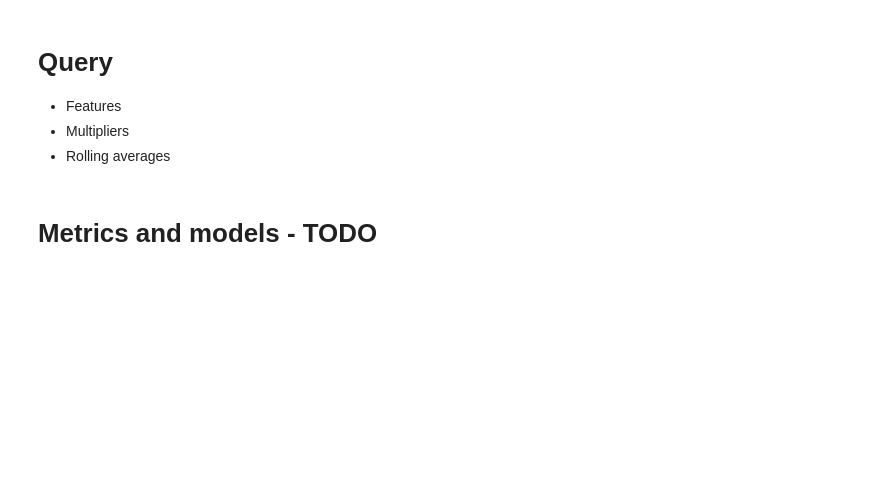
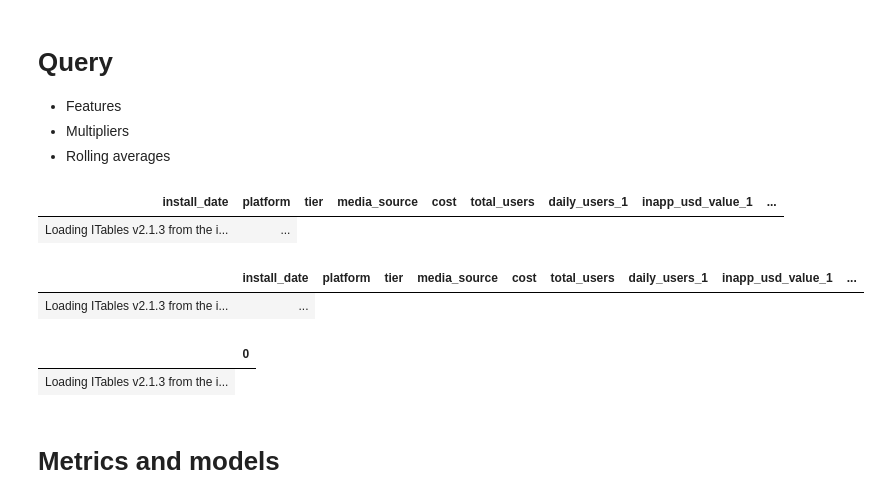
Before and after one commit to snail-fuji/ltv-query-scratch, a Jupyter notebook: coefficients-model.ipynb, the cells around one changed output. Cells and saved outputs as stored; diff of their text form; code cells hidden in the pictures; blank space fills up the shorter version.

Commit message:
Added simple prediction by coefficients

```diff
--- a/coefficients-model.ipynb
+++ b/coefficients-model.ipynb
@@ -124,12 +124,12 @@ WITH dataset AS (
                                 AND window_install_date - 1 - {{ retention_day }}
                                 then total_users * multiplier_{{ field }}_d{{ prev_retention_day }}_d{{ retention_day }}
                         END
-                    ) / SUM(CASE
+                    ) / (SUM(CASE
                             WHEN install_date
                                 BETWEEN window_install_date - {{ rolling_window }} - {{ retention_day }}
                                 AND window_install_date - 1 - {{ retention_day }}
                                 then total_users
-                        END) AS multiplier_{{ field }}_d{{ prev_retention_day }}_d{{ retention_day }}_l{{ rolling_window }},
+                        END) + 1) AS multiplier_{{ field }}_d{{ prev_retention_day }}_d{{ retention_day }}_l{{ rolling_window }},
                 {% endfor %}
             {% endfor %}
         {% endfor %}
@@ -154,7 +154,7 @@ INNER JOIN dataset_coefficients_rolling
 """, **dict(
     primary_key='install_date,platform,tier,media_source'.split(','),
     days_list=[1, 3, 7, 14, 21, 30, 180],
-    days_coefficients_list=[(7, 30)],
+    days_coefficients_list=[(7, 30), (7, 14), (14, 21), (21, 30)],
     rolling_windows=[3, 7, 30],
     start_date=start_date,
     end_date=end_date,
@@ -164,10 +164,23 @@ INNER JOIN dataset_coefficients_rolling
 pyperclip.copy(prediction_sql)
 # %%
 revenue_df = pd.read_gbq(prediction_sql)
+# %%
+revenue_df
+# %% [output]
+| install_date | platform | tier | media_source | cost | total_users | daily_users_1 | inapp_usd_value_1 | ... |
+| Loading ITables v2.1.3 from the i... | ... |
 # %%
 revenue_df[
     (revenue_df['tier'] == 'T0')&\
     (revenue_df['media_source'] == 'googleadwords_int')
 ].sort_values('install_date', ascending=True) #.to_clipboard()
+# %% [output]
+|  | install_date | platform | tier | media_source | cost | total_users | daily_users_1 | inapp_usd_value_1 | ... |
+| Loading ITables v2.1.3 from the i... | ... |
-# %% [markdown]
-# Metrics and models - TODO
+# %%
+revenue_df.isnull().sum()
+# %% [output]
+|  | 0 |
+| Loading ITables v2.1.3 from the i... |
+# %% [markdown]
+# Metrics and models
```
Also changed, not shown: parts of 14 cells of this notebook.
